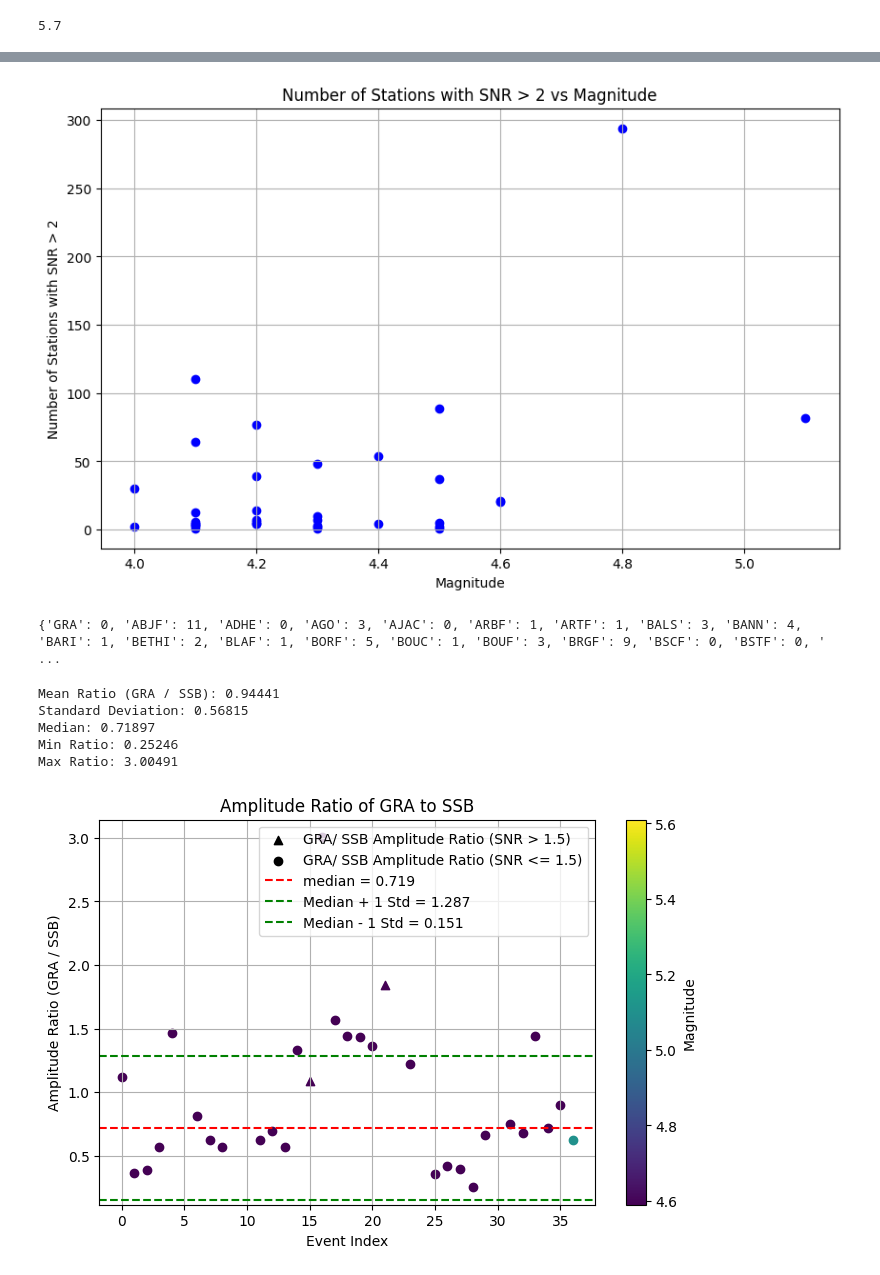
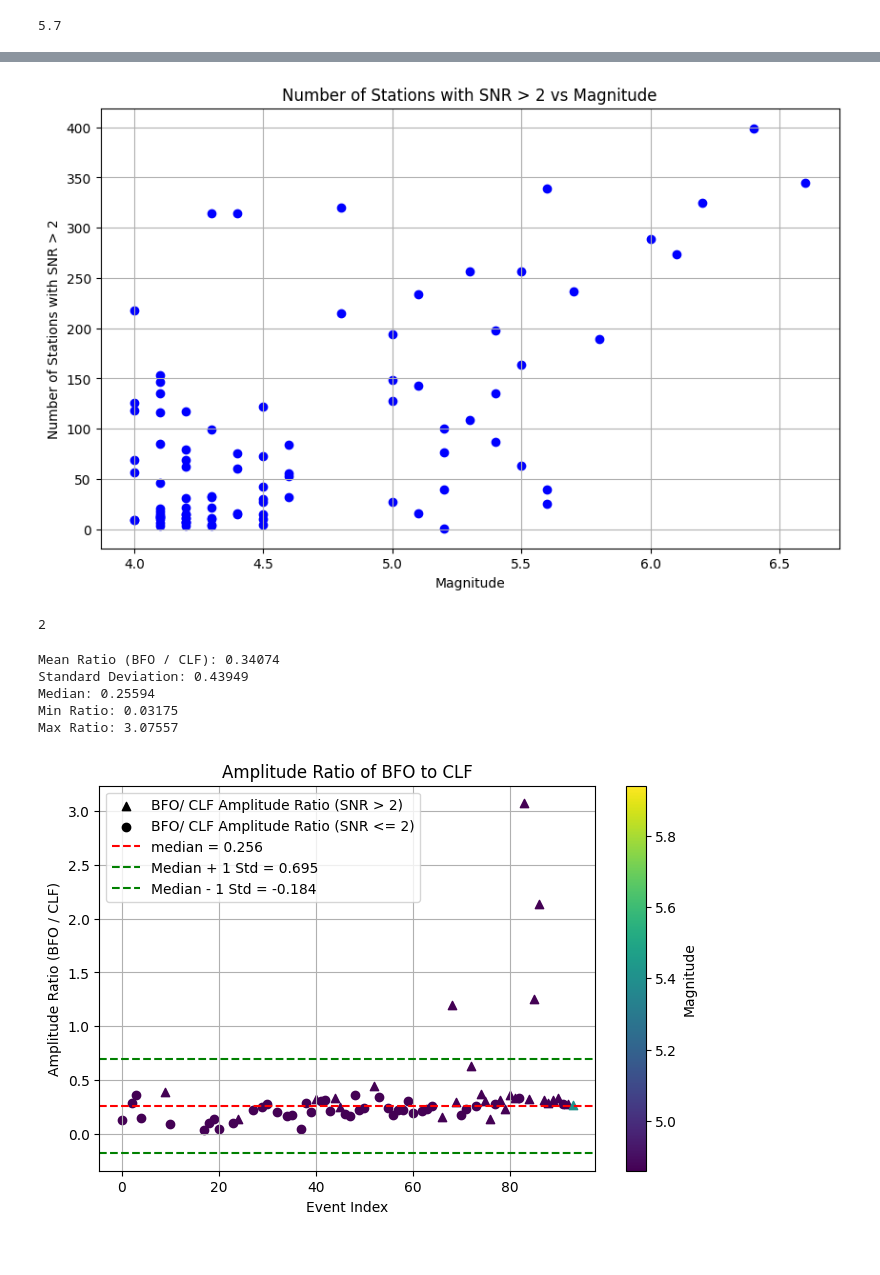
Before and after one commit to schreinerl/Lg_waves, a Jupyter notebook: Site_term_final.ipynb, the cells around one changed output, grey strips where cells are left out. Saved outputs shown, nothing was run; the diff lists cells and outputs as text; code cells hidden in the pictures.

```diff
--- a/Site_term_final.ipynb
+++ b/Site_term_final.ipynb
@@ -196,11 +206,13 @@ for trace in st_envelope:
 # %%
 valid = 0
 invalid = 0
+st_double_filt = obspy.Stream()
 for i in range(len(filtered_stream)):
     station = filtered_stream[i].stats.station
     if station in envelopes_amps:
         if envelopes_amps[station]['snr_coda'] > 2 and envelopes_amps[station]['snr_coda_end'] > 2:
             valid += 1
+            st_double_filt.append(filtered_stream[i])
         else:
             invalid += 1
     else:
@@ -232,0 +422,30 @@ File does not exist: /home/schreinl/Stage/Data1/2005_04_18T06_42_25/2005_04_18T0
+# %%
+stations_to_plot = ["SSB", "ECH", "FOURG","AJAC", "MLS", "RESF", "ASQU", "MURB","ZCCA","AQU", "PII"]
+reference_stations = ["ECH", "MDI", "SSB", "CHIF", "BALS", "MLS", "CLF", "OGMO", "MONC", "AJAC", "FLAF", "ZCCA", "JAVS", "ROSI"]
+
+stations_to_plot = good_stations
+station2 = "ECH"
+counter = 0
+events = range(len(amplitudes_dict[station2]))
+
+plt.figure(figsize=(10, 6))
+
+for i, station in enumerate(stations_to_plot):
+    values = np.array([entry['amplitude'] if entry is not None and entry.get('snr_coda', 0) > 2 else None for entry in amplitudes_dict[station]], dtype=np.float64)
+    values = np.where(values == None, np.nan, values)
+    event_indices = [event for event, value in enumerate(values) if not np.isnan(value)]
+    count = len(event_indices)
+    plt.scatter(event_indices, [i] * len(event_indices), label=f"{station}({count})", marker='o')
+
+for event in events:
+    if all(np.isnan([amplitudes_dict[station][event]['amplitude'] if amplitudes_dict[station][event] is not None and amplitudes_dict[station][event].get('snr_coda', 0) > 2 else np.nan for station in stations_to_plot])):
+        counter += 1
+        plt.scatter(event, len(stations_to_plot), color='red', marker='x', label='No valid station' if event == 0 else "")
+
+plt.xlabel("Event")
+plt.ylabel("Station")
+plt.yticks(range(len(stations_to_plot) + 1), stations_to_plot + ['No valid station'])
+plt.title(f"Availability of Stations with coda SNR > 2 per event, {counter} events with no valid station")
+#plt.legend(loc='upper right')
+plt.grid(axis="x", linestyle="--", alpha=0.7)
+plt.show()
@@ -240,7 +502,7 @@ for station, entries in amplitudes_dict.items():
             event_time = entry['time']
             snr_coda = entry.get('snr_coda', 0)
             snr_last_window = entry.get('snr_last_window', 0)
-            if snr_coda > 2 and snr_last_window > 2:
+            if snr_coda > 1.5 and snr_last_window > 1.5:
                 if event_time not in event_station_counts:
                     event_station_counts[event_time] = 0
                     event_magnitudes[event_time] = entry['magnitude']
@@ -260,7 +522,7 @@ plt.title('Number of Stations with SNR > 2 vs Magnitude')
 plt.grid(True)
 plt.show()
 # %% [output]
-[figure, old version]
+[figure, new version]
 # %%
 station_counts = {}
 
@@ -274,12 +536,12 @@ for station, entries in amplitudes_dict.items():
                 count += 1
     station_counts[station] = count
 
-print(station_counts)
+print(station_counts['CAFI'])
 # %% [output]
-{'GRA': 0, 'ABJF': 11, 'ADHE': 0, 'AGO': 3, 'AJAC': 0, 'ARBF': 1, 'ARTF': 1, 'BALS': 3, 'BANN': 4, 'BARI': 1, 'BETHI': 2, 'BLAF': 1, 'BORF': 5, 'BOUC': 1, 'BOUF': 3, 'BRGF': 9, 'BSCF': 0, 'BSTF': 0, ' ...
+2
 # %%
-station1 = "GRA"
-station2 = "SSB"
+station1 = "BFO"
+station2 = "CLF"
 
 denom_amplitudes = np.array([entry['amplitude'] if entry is not None else None for entry in amplitudes_dict[station1]], dtype=np.float64)
 counter_amplitudes = np.array([entry['amplitude'] if entry is not None else None for entry in amplitudes_dict[station2]], dtype=np.float64)
@@ -298,42 +560,42 @@ max_ratio = np.nanmax(valid_ratios)
 magnitudes = np.array([entry['magnitude'] if entry is not None else None for entry in amplitudes_dict[station1]], dtype=np.float64)
 magnitudes = np.where(magnitudes == None, np.nan, magnitudes)
 
 print(f"Mean Ratio ({station1} / {station2}): {mean_ratio:.5f}")
 print(f"Standard Deviation: {std_ratio:.5f}")
 print(f"Median: {median_ratio:.5f}")
 print(f"Min Ratio: {min_ratio:.5f}")
 print(f"Max Ratio: {max_ratio:.5f}")
 
 plt.figure(figsize=(8, 5))
-plt.scatter([], [], c='k', marker="^", label=f"{station1}/ {station2} Amplitude Ratio (SNR > 1.5)")
-plt.scatter([], [], c='k', marker="o", label=f"{station1}/ {station2} Amplitude Ratio (SNR <= 1.5)")
+plt.scatter([], [], c='k', marker="^", label=f"{station1}/ {station2} Amplitude Ratio (SNR > 2)")
+plt.scatter([], [], c='k', marker="o", label=f"{station1}/ {station2} Amplitude Ratio (SNR <= 2)")
 
 for i, (r, mag) in enumerate(zip(ratio, magnitudes)):
     if not np.isnan(r):
         snr_coda = amplitudes_dict[station1][i].get('snr_coda', None)
-        if snr_coda is not None and snr_coda > 1.5:
+        if snr_coda is not None and snr_coda > 2:
             plt.scatter(i, r, c=mag, cmap='viridis', marker="^")
         else:
             plt.scatter(i, r, c=mag, cmap='viridis', marker="o")
 
 plt.colorbar(label='Magnitude')
 plt.axhline(median_ratio, color="r", linestyle="--", label=f"median = {median_ratio:.3f}")
 plt.axhline(median_ratio + std_ratio, color="g", linestyle="--", label=f"Median + 1 Std = {median_ratio + std_ratio:.3f}")
 plt.axhline(median_ratio - std_ratio, color="g", linestyle="--", label=f"Median - 1 Std = {median_ratio - std_ratio:.3f}")
 
 plt.xlabel("Event Index")
 plt.ylabel(f"Amplitude Ratio ({station1} / {station2})")
 plt.title(f"Amplitude Ratio of {station1} to {station2}")
 plt.legend()
 plt.grid(True)
 plt.show()
 # %% [output]
-Mean Ratio (GRA / SSB): 0.94441
-Standard Deviation: 0.56815
-Median: 0.71897
-Min Ratio: 0.25246
-Max Ratio: 3.00491
+Mean Ratio (BFO / CLF): 0.34074
+Standard Deviation: 0.43949
+Median: 0.25594
+Min Ratio: 0.03175
+Max Ratio: 3.07557
-[figure, old version]
+[figure, new version]
 # %%
 stationcheck = "GRN"
 from datetime import datetime
```
Also changed, not shown: parts of 29 cells of this notebook, 3 other files.
